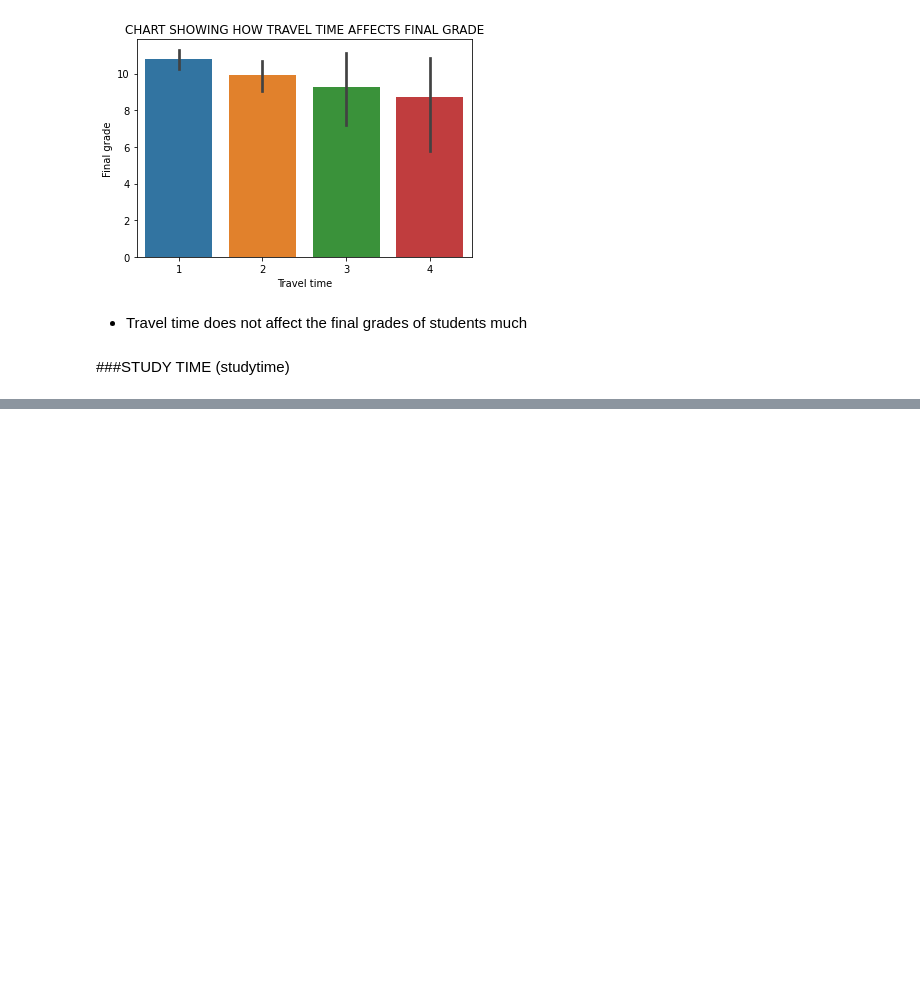
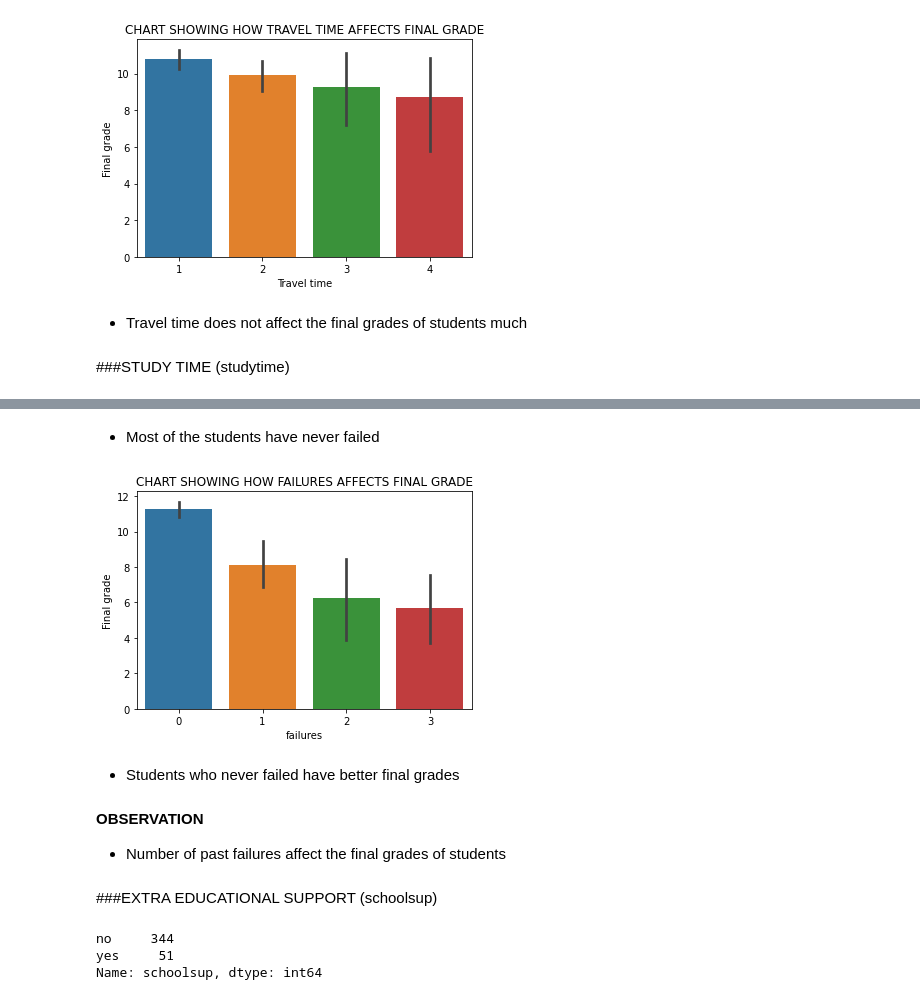
Before and after one commit to devchoplife/Students-grades, a Jupyter notebook: portuguese_students_grade_analysis.ipynb, the cells around one changed output, grey strips where cells are left out. Saved outputs shown, nothing was run; the diff lists cells and outputs as text; code cells hidden in the pictures; blank space fills up the shorter version.

```diff
--- a/portuguese_students_grade_analysis.ipynb
+++ b/portuguese_students_grade_analysis.ipynb
@@ -538,0 +579,23 @@ plt.show()
+# %% [markdown]
+* Most of the students have never failed
+# %%
+sns.barplot('failures', 'G3', data = grades)
+plt.title("CHART SHOWING HOW FAILURES AFFECTS FINAL GRADE")
+plt.ylabel("Final grade")
+plt.show()
+# %% [output]
+[figure, added]
+# %% [markdown]
+* Students who never failed have better final grades
+# %% [markdown]
+**OBSERVATION**
+
+* Number of past failures affect the final grades of students
+# %% [markdown]
+###EXTRA EDUCATIONAL SUPPORT (schoolsup)
+# %%
+grades['schoolsup'].value_counts()
+# %% [output]
+no     344
+yes     51
+Name: schoolsup, dtype: int64
```
Also changed, not shown: parts of 15 cells of this notebook.
